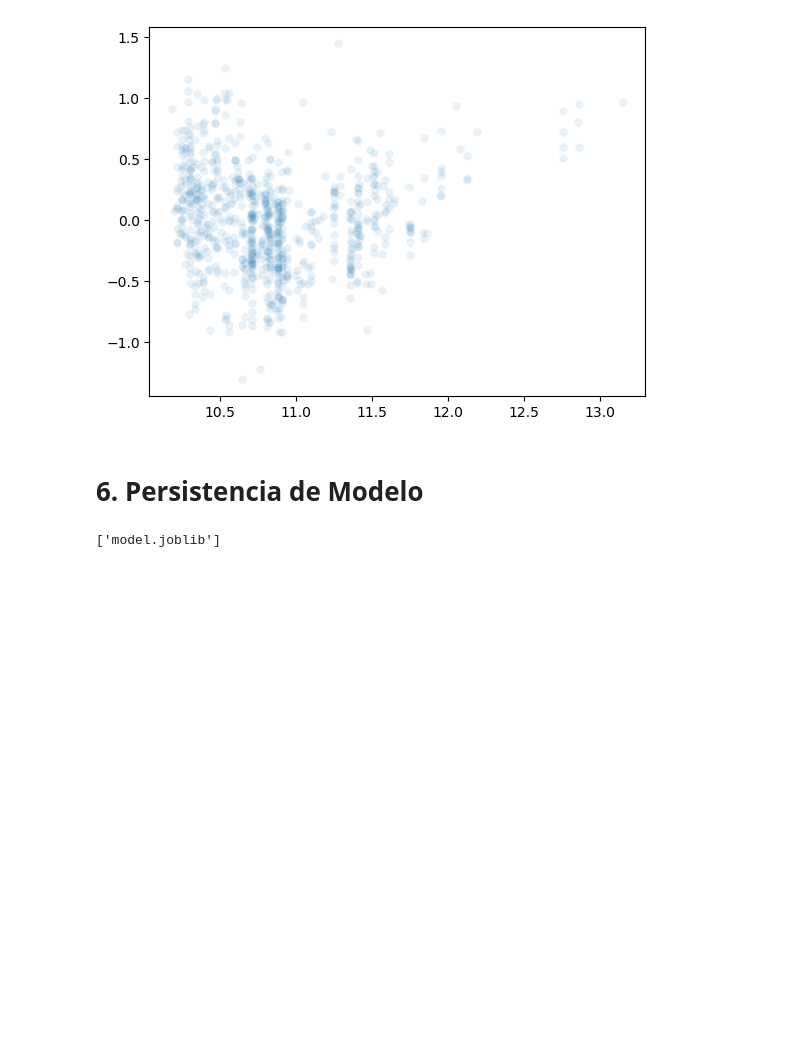
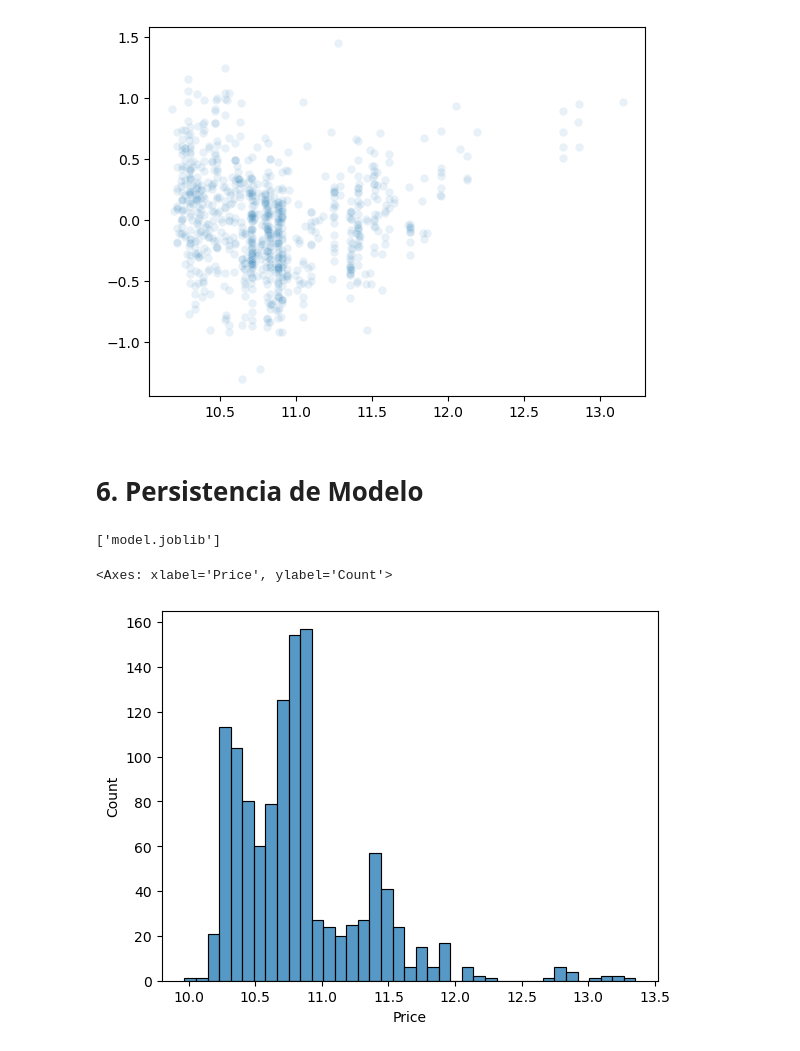
Before and after one commit to jf-garciam1/Lab-BI, a Jupyter notebook: Lab2/Lab2.ipynb, the cells around one changed output. Saved outputs shown, nothing was run; the diff lists cells and outputs as text; code cells hidden in the pictures; blank space fills up the shorter version.

```diff
--- a/Lab2/Lab2.ipynb
+++ b/Lab2/Lab2.ipynb
@@ -837,3 +837,10 @@ dump(pipeline, filename)
 ['model.joblib']
 # %%
 pipeline_loaded = load(filename)
+# %%
+df_pc['Price'] = pipeline_loaded.predict(df_pc[features])
+# %%
+sns.histplot(df_pc['Price'])
+# %% [output]
+<Axes: xlabel='Price', ylabel='Count'>
+[figure, added]
```
